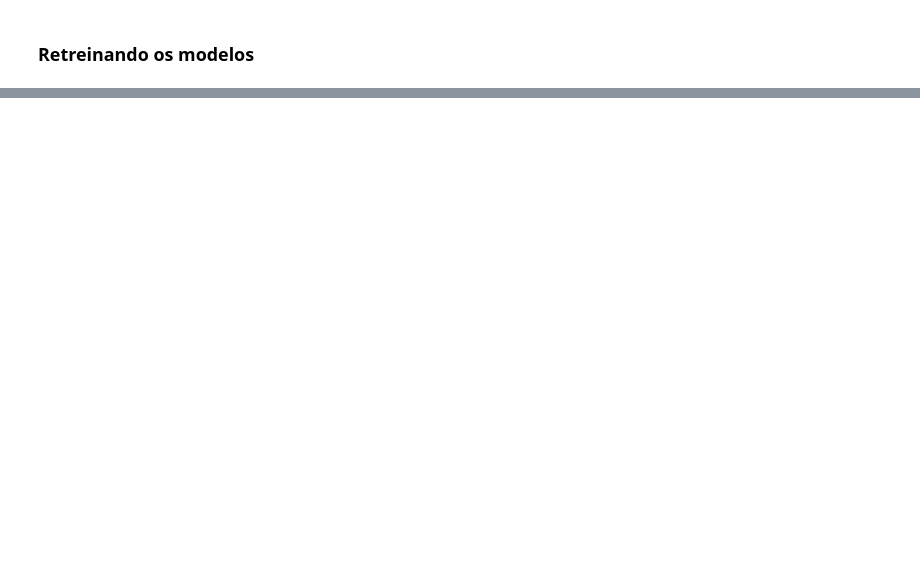
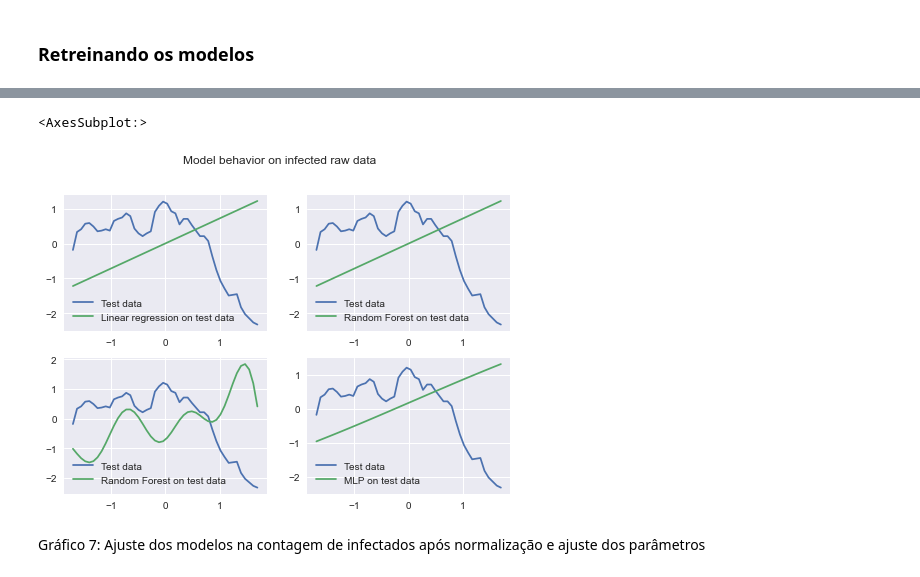
Before and after one commit to brunolcarli/IPythonNotebooks, a Jupyter notebook: covid_curitiba.ipynb, the cells around one changed output, grey strips where cells are left out. Drawn from its saved outputs; the diff is of its cells as text; code cells hidden in the pictures; blank space fills up the shorter version.

```diff
--- a/covid_curitiba.ipynb
+++ b/covid_curitiba.ipynb
@@ -807,3 +1048,66 @@ sns.lineplot(x=transformed_infected_X_test, y=mlp_preds, label='MLP on test data
+# %%
+fig, axs = plt.subplots(2, 2)
+fig.suptitle('Model behavior on infected raw data')
+
+
+# Linear regression
+lin_reg = LinearRegression(n_jobs=1)
+lin_reg.fit(transformed_dead_X_train, transformed_dead_y_train)
+
+predictions = lin_reg.predict(transformed_dead_X_test)
+lin_mse = mean_squared_error(transformed_dead_y_test, predictions)
+lin_rmse = np.sqrt(lin_mse)
+
+# Random forest
+forest_reg = RandomForestRegressor(max_depth=4, n_estimators=500)
+forest_reg.fit(transformed_dead_X_train, transformed_dead_y_train)
+forest_predictions = forest_reg.predict(transformed_dead_X_test)
+
+forest_mse = mean_squared_error(transformed_dead_y_test, forest_predictions)
+forest_rmse = np.sqrt(forest_mse)
+
+# SVR
+svr = SVR(C=50, degree=1, epsilon=0.3)
+svr.fit(transformed_dead_X_train, transformed_dead_y_train)
+svr_preds = svr.predict(transformed_dead_X_test)
+svr_mse = mean_squared_error(transformed_dead_y_test, svr_preds)
+svr_rmse = np.sqrt(svr_mse)
+
+# MLP
+mlp = MLPRegressor(
+    activation='logistic',
+    learning_rate_init=0.01,
+    random_state=1, max_iter=200).fit(transformed_dead_X_train, transformed_dead_y_train)
+mlp_preds = mlp.predict(transformed_dead_X_test)
+mlp_mse = mean_squared_error(transformed_dead_y_test, mlp_preds)
+mlp_rmse = np.sqrt(mlp_mse)
+
+
+# Plots
+# sns.lineplot(x=transformed_dead_X_train.reshape(-1), y=transformed_dead_y_trainreshape(-1), label='Train data', ax=axs[0,0])
+sns.lineplot(x=transformed_dead_X_test.reshape(-1), y=transformed_dead_y_test.reshape(-1), label='Test data', ax=axs[0,0])
+# sns.lineplot(x=transformed_dead_X_train.reshape(-1), y=lin_reg.predict(transformed_dead_X_train)reshape(-1), label='Linear regression on train data', ax=axs[0,0])
+sns.lineplot(x=transformed_dead_X_test.reshape(-1), y=predictions.reshape(-1), label='Linear regression on test data', ax=axs[0,0])
+
+# sns.lineplot(x=transformed_dead_X_train.reshape(-1), y=transformed_dead_y_trainreshape(-1), label='Train data', ax=axs[0,1])
+sns.lineplot(x=transformed_dead_X_test.reshape(-1), y=transformed_dead_y_test.reshape(-1), label='Test data', ax=axs[0,1])
+# sns.lineplot(x=transformed_dead_X_train.reshape(-1), y=transformed_dead_reg.predict(transformed_infected_X_train)reshape(-1), label='Random Forest on train data', ax=axs[0,1])
+sns.lineplot(x=transformed_dead_X_test.reshape(-1), y=predictions.reshape(-1), label='Random Forest on test data', ax=axs[0,1])
+
+# sns.lineplot(x=transformed_dead_X_train, y=transformed_dead_y_train, label='Train data', ax=axs[1,0])
+sns.lineplot(x=transformed_dead_X_test.reshape(-1), y=transformed_dead_y_test.reshape(-1), label='Test data', ax=axs[1,0])
+# sns.lineplot(x=transformed_dead_X_train, y=svr.predict(transformed_dead_X_train), label='Random Forest on train data', ax=axs[1,0])
+sns.lineplot(x=transformed_dead_X_test.reshape(-1), y=svr_preds.reshape(-1), label='Random Forest on test data', ax=axs[1,0])
+
+# sns.lineplot(x=transformed_dead_X_train, y=transformed_dead_y_train, label='Train data', ax=axs[1,1])
+sns.lineplot(x=transformed_dead_X_test.reshape(-1), y=transformed_dead_y_test.reshape(-1), label='Test data', ax=axs[1,1])
+# sns.lineplot(x=transformed_dead_X_train, y=mlp.predict(transformed_dead_X_train), label='MLP on train data', ax=axs[1,1])
+sns.lineplot(x=transformed_dead_X_test.reshape(-1), y=mlp_preds.reshape(-1), label='MLP on test data', ax=axs[1,1])
+# %% [output]
+<AxesSubplot:>
+[figure, added]
+# %% [markdown]
+Gráfico 7: Ajuste dos modelos na contagem de infectados após normalização e ajuste dos parâmetros
 # %%
 print('###'*9)
 print('Linear regression Scores')
```
Also changed, not shown: parts of 44 cells of this notebook.
